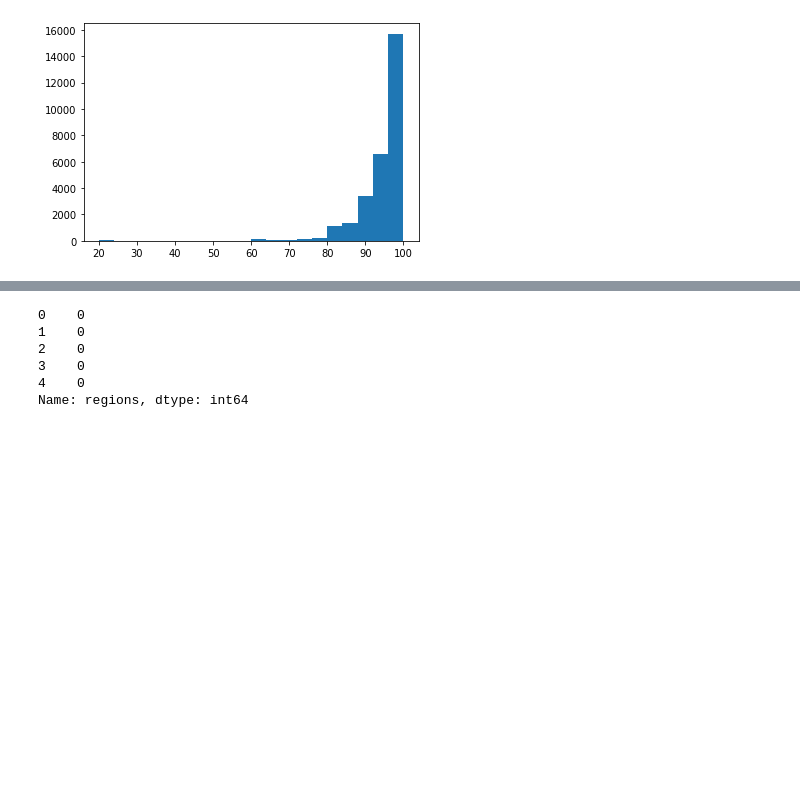
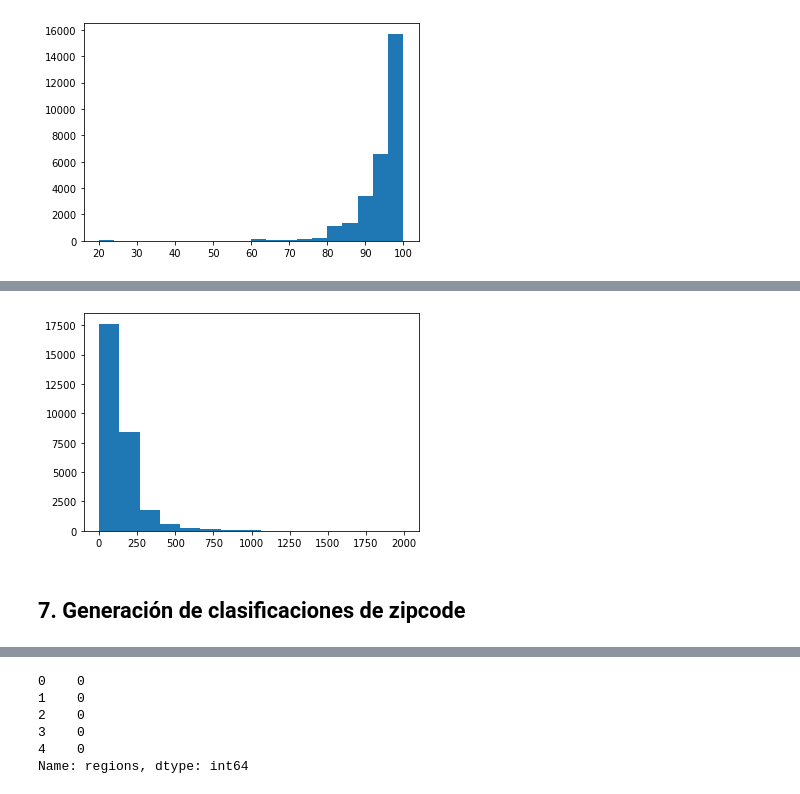
Before and after one commit to luisferlc/datamex1019, a Jupyter notebook: module-3/airbnb/airbnb - data exploration and cleaning.ipynb, the cells around one changed output, grey strips where cells are left out. Cells and saved outputs as stored; diff of their text form; code cells hidden in the pictures; blank space fills up the shorter version.

```diff
--- a/module-3/airbnb/airbnb - data exploration and cleaning.ipynb
+++ b/module-3/airbnb/airbnb - data exploration and cleaning.ipynb
@@ -760,3 +852,9 @@ plt.hist(df.review_scores_rating,bins=20);
+# %%
+plt.hist(df.price, bins=15);
+# %% [output]
+[figure, added]
+# %% [markdown]
+## 7. Generación de clasificaciones de zipcode
 # %%
 df.zipcode.value_counts()
 # %% [output]
```
Also changed, not shown: parts of 83 cells of this notebook, 1 other file.
